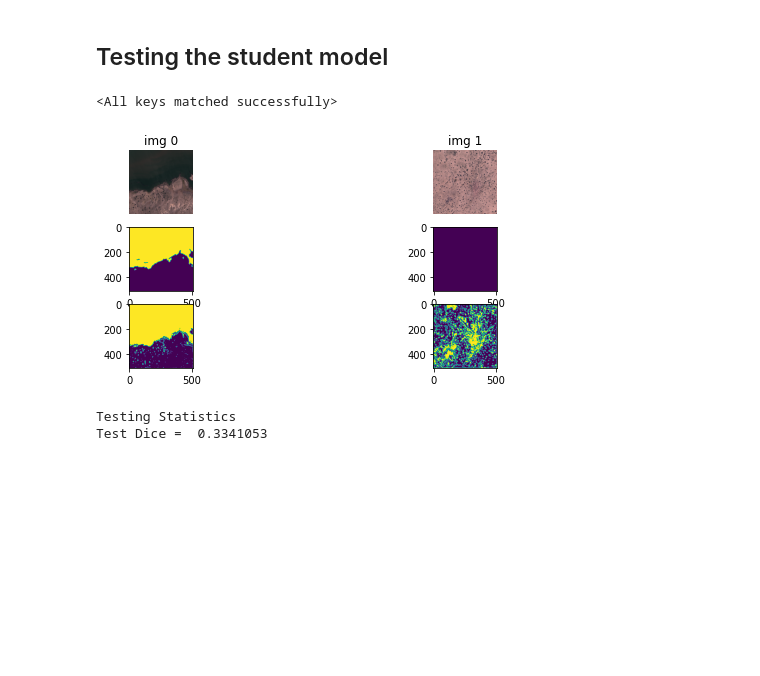
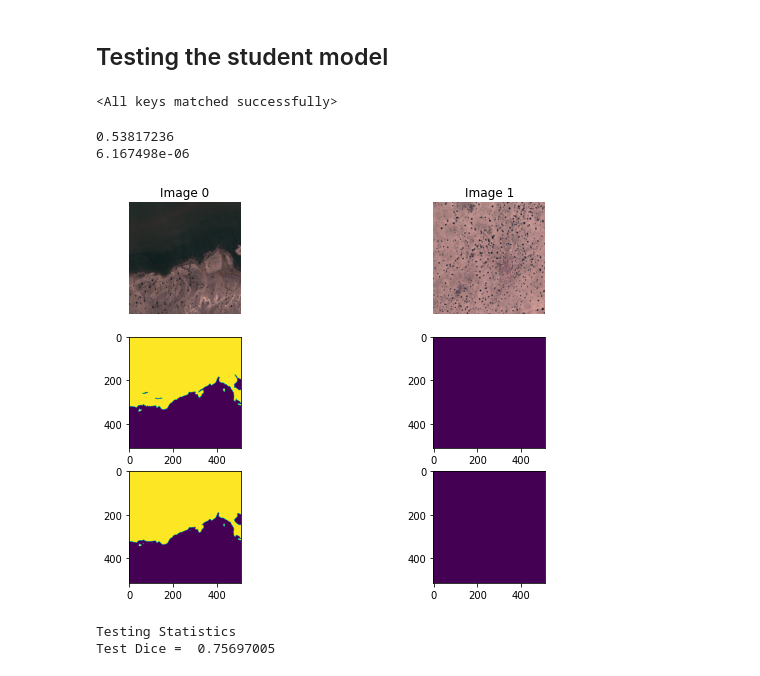
Before and after one commit to ariangcc/bsc_thesis, a Jupyter notebook: seg_net/Self-training net.ipynb, the cells around one changed output. Drawn from its saved outputs; the diff is of its cells as text; code cells hidden in the pictures; blank space fills up the shorter version.

```diff
--- a/seg_net/Self-training net.ipynb
+++ b/seg_net/Self-training net.ipynb
@@ -349,5 +369,5 @@ model_stud.load_state_dict(torch.load("models/model_30epoch_UNet11_fold0.pth"))
 # %%
-optimizer_ft = optim.Adam(list(model_teach.parameters()), lr=lr)
+optimizer_ft = optim.Adam(list(model_stud.parameters()), lr=lr)
 
 exp_lr_scheduler = lr_scheduler.StepLR(optimizer_ft, step_size=20, gamma=0.1)
 # %%
@@ -366,6 +386,14 @@ best_model_stud_wts = copy.deepcopy(model_stud.state_dict())
 best_loss = 1e18
 f = open("history_{}/history_model{}_{}_foldout{}_foldin{}_{}epochs.txt".format(out_file,name_file,name_model,fold_out,fold_in,num_epochs), "w+")
 # %%
+phase_loss_list = {
+    'train':[], 'val':[]
+}
+
+phase_dice_list = {
+    'train':[], 'val':[]
+}
+
 for epoch in range(num_epochs):
     print('------------------------ EPOCH {} ------------------------'.format(epoch))
     since = time.time()
@@ -394,16 +422,23 @@ for epoch in range(num_epochs):
             with torch.set_grad_enabled(phase == 'train'):
                 pred_pseudo = model_stud(input_pseudo)
                 loss = calc_loss(pred_pseudo, labels_pseudo, metrics)
+                dice = dice_coef(torch.sigmoid(pred_pseudo).cpu(), labels_pseudo.cpu()).item()
 
                 if phase == 'train':
                     loss.backward()
                     optimizer.step()
 
-            epoch_samples_loss += input_pseudo.size(0)
-            epoch_samples_l2 += input_pseudo.size(0)
+            epoch_dice += dice * input_lab.size(0)
+            epoch_samples_loss += input_lab.size(0)
+            epoch_samples_l2 += input_lab.size(0)
 
         epoch_loss = metrics['loss'] / epoch_samples_loss
-        print('{} loss {:.3f}'.format(phase, epoch_loss))
+        epoch_dice = epoch_dice / epoch_samples_loss
+
+        print('{} loss {:.3f} | Dice {:.4f}'.format(phase, epoch_loss, epoch_dice))
+        phase_loss_list[phase].append(epoch_loss)
+        print("Dice entering: {}".format(epoch_dice))
+        phase_dice_list[phase].append(epoch_dice)
         if phase == 'val' and epoch_loss < best_loss:
             print("Saving best model...")
             best_loss = epoch_loss
@@ -437,31 +495,34 @@ Best val loss: 0.855572
 torch.save(model_stud.state_dict(), "models/model_{}epoch_{}_fold{}.pth".format(num_epochs, "UNet11", "0"))
 # %% [markdown]
 ## Testing the student model
-# %%
-model_stud.load_state_dict(torch.load("models/model_30epoch_UNet11_fold0.pth"))
-# %% [output]
-<All keys matched successfully>
 # %%
 test_loader = make_loader(test_file_names, transform=val_transforms)
+# %%
+model_stud.load_state_dict(torch.load("models/model_30epoch_UNet11_fold0.pth", map_location="cuda:1"))
+# %% [output]
+<All keys matched successfully>
 # %%
 images, labels = next(iter(test_loader))
 
-fig, axes = plt.subplots(figsize=(10,4), ncols=2, nrows=3)
+fig, axes = plt.subplots(figsize=(10,7), ncols=2, nrows=3)
 for ii in range(2):
     ax = axes[0][ii]
-    utils_plot.imshow(images[ii], mean_values, std_values, ax=ax, normalize=True, title="img {}".format(ii))
+    utils_plot.imshow(images[ii], mean_values, std_values, ax=ax, normalize=True, title="Image {}".format(ii))
 
     ax = axes[1][ii]
     label = labels[ii].squeeze().numpy()
     ax.imshow(label)
 
     ax = axes[2][ii]
     label = model_stud(images[ii].unsqueeze(0))
     label = torch.sigmoid(label.squeeze()).cpu().detach().numpy()
-    mask = label[:,:] < label.mean()
+    print(label.mean())
+    mask = label[:,:] > 0.5
     ax.imshow(mask)
 # %% [output]
+0.53817236
+6.167498e-06
-[figure, old version]
+[figure, new version]
 # %%
 dice_results = []
 
@@ -470,7 +531,8 @@ for data, target in tqdm(test_loader):
     target = target.to(device)
 
     with torch.no_grad():
-        pred = torch.sigmoid(model_stud(data))
+        pred = model_stud(data)
+        pred = torch.sigmoid(pred)
         dice = dice_coef(pred.cpu(), target.cpu())
 
         dice_results += [dice.data.cpu().numpy()]
@@ -479,4 +541,4 @@ print("Testing Statistics")
 print("Test Dice = ", np.mean(dice_results))
 # %% [output]
 Testing Statistics
-Test Dice =  0.3341053
+Test Dice =  0.75697005
```
Also changed, not shown: parts of 22 cells of this notebook, 1 other file.
